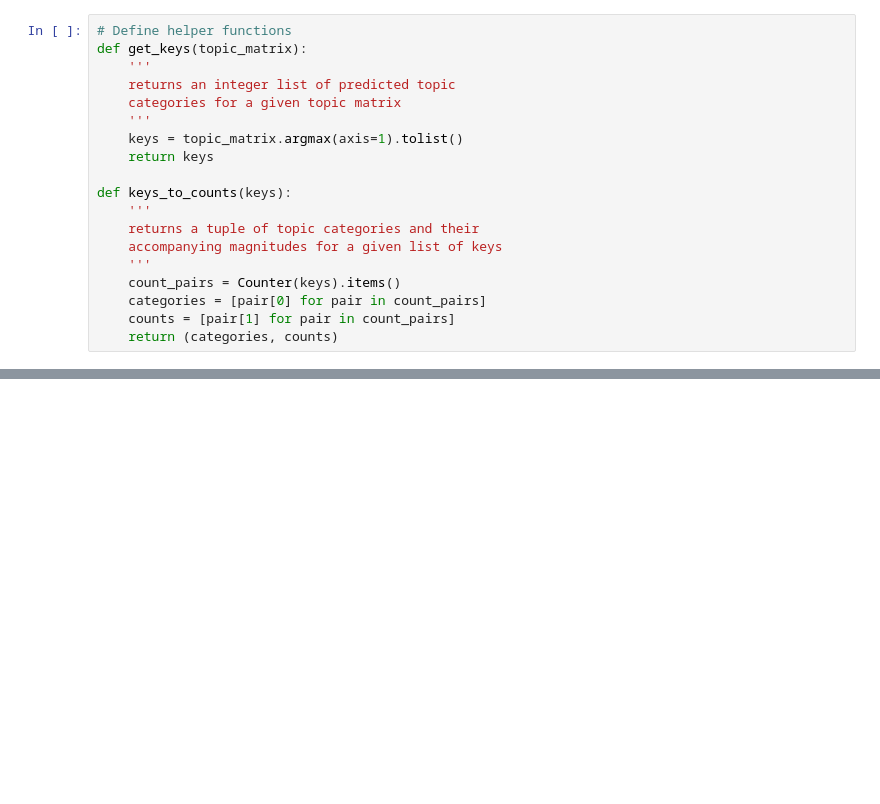
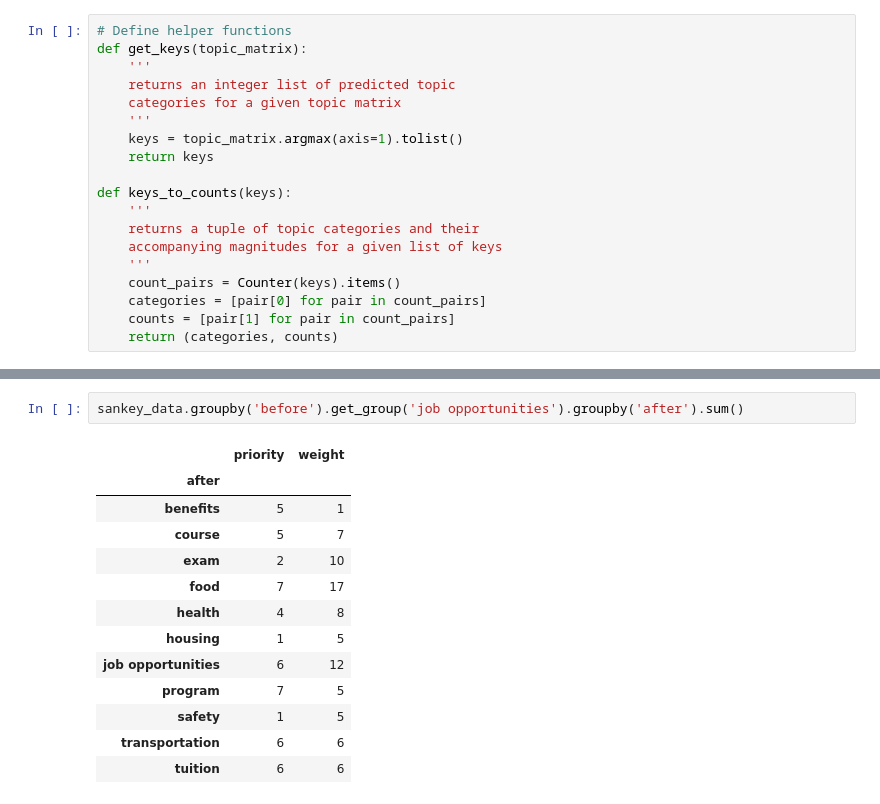
Before and after one commit to qingqingye/6607-project-, a Jupyter notebook: dataclean_lda_6607project.ipynb, the cells around one changed output, grey strips where cells are left out. Cells and saved outputs as stored; diff of their text form; blank space fills up the shorter version.

```diff
--- a/dataclean_lda_6607project.ipynb
+++ b/dataclean_lda_6607project.ipynb
@@ -212,0 +283,16 @@ Topic 15:  campus increase safety activities opportunities gta gra students
+# %%
+sankey_data.groupby('before').get_group('job opportunities').groupby('after').sum()
+# %% [output]
+|  | priority | weight |
+| after |  |  |
+| benefits | 5 | 1 |
+| course | 5 | 7 |
+| exam | 2 | 10 |
+| food | 7 | 17 |
+| health | 4 | 8 |
+| housing | 1 | 5 |
+| job opportunities | 6 | 12 |
+| program | 7 | 5 |
+| safety | 1 | 5 |
+| transportation | 6 | 6 |
+| tuition | 6 | 6 |
```
Also changed, not shown: parts of 19 cells of this notebook.
